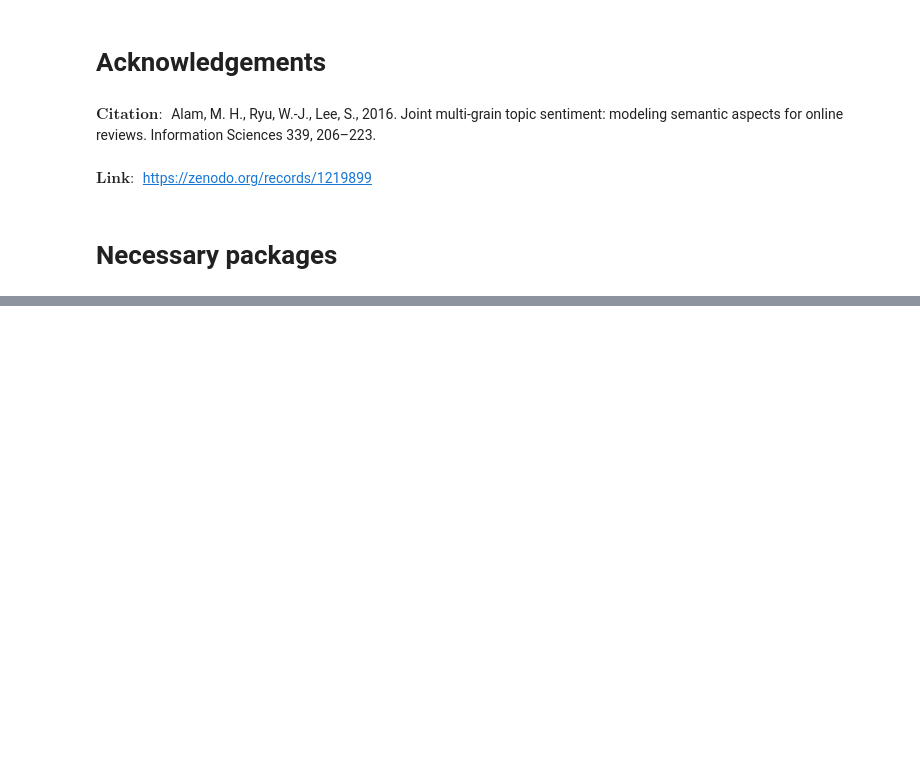
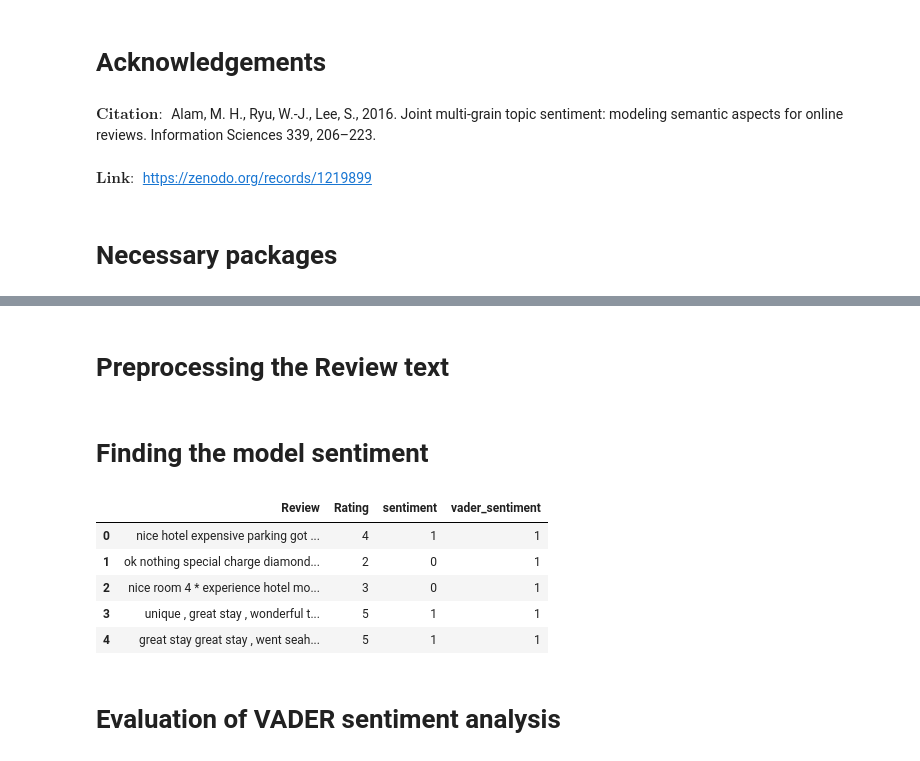
Before and after one commit to Gourab-Pal/sentiment_trip_advisor, a Jupyter notebook: script.ipynb, the cells around one changed output, grey strips where cells are left out. Drawn from its saved outputs; the diff is of its cells as text; code cells hidden in the pictures; blank space fills up the shorter version.

```diff
--- a/script.ipynb
+++ b/script.ipynb
@@ -29,0 +30,3 @@ import pandas as pd
+# %%
+df = pd.read_csv('tripadvisor_hotel_reviews.csv')
+df.head()
@@ -29,0 +138,2 @@ import pandas as pd
+# %% [markdown]
+# Preprocessing the Review text
@@ -29,0 +142,2 @@ import pandas as pd
+# %% [markdown]
+# Finding the model sentiment
@@ -29,0 +146,19 @@ import pandas as pd
+# %%
+def get_model_sentiment(review_text):
+    sentiment_scores = SentimentIntensityAnalyzer().polarity_scores(review_text)
+    if(sentiment_scores['compound']<=0):
+        return 0
+    if(sentiment_scores['compound']>0):
+        return 1
+
+df['vader_sentiment'] = df['Review'].apply(get_model_sentiment)
+df.head()
+# %% [output]
+|  | Review | Rating | sentiment | vader_sentiment |
+| 0 | nice hotel expensive parking got ... | 4 | 1 | 1 |
+| 1 | ok nothing special charge diamond... | 2 | 0 | 1 |
+| 2 | nice room 4 * experience hotel mo... | 3 | 0 | 1 |
+| 3 | unique , great stay , wonderful t... | 5 | 1 | 1 |
+| 4 | great stay great stay , went seah... | 5 | 1 | 1 |
+# %% [markdown]
+# Evaluation of VADER sentiment analysis
```
Also changed, not shown: parts of 73 cells of this notebook, 2 other files.
